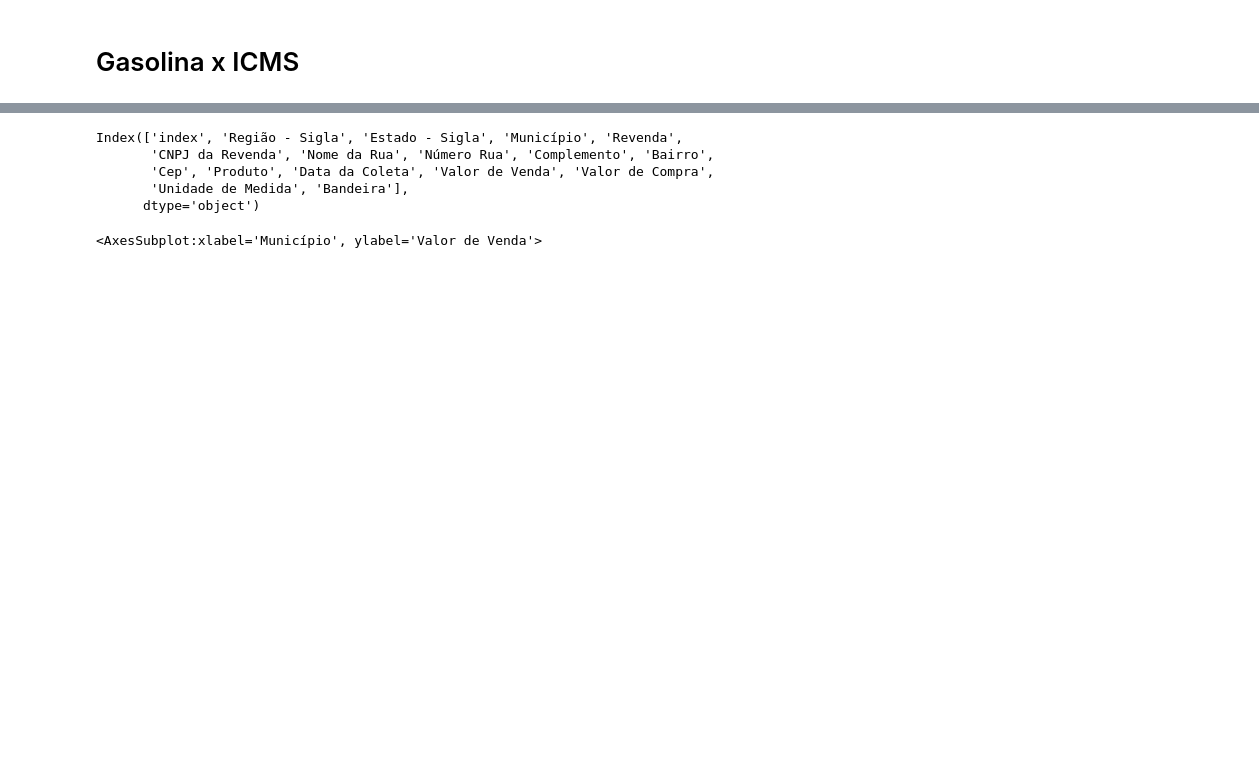
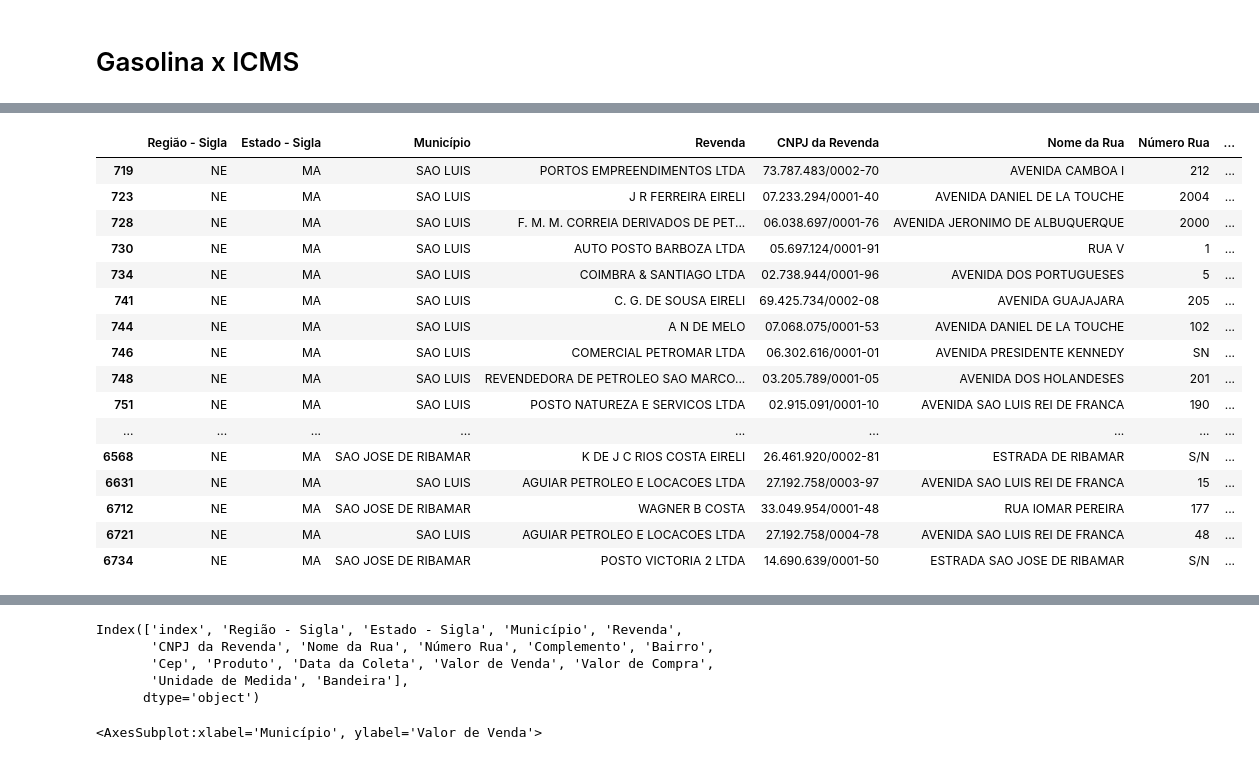
Before and after one commit to eai-Procede/01-gasolina-icms, a Jupyter notebook: main.ipynb, the cells around one changed output, grey strips where cells are left out. Cells and saved outputs as stored; diff of their text form; code cells hidden in the pictures; blank space fills up the shorter version.

```diff
--- a/main.ipynb
+++ b/main.ipynb
@@ -2,0 +14,4 @@
+# %%
+files = pd.read_csv('files.txt',header=None)
+files.columns = ['files']
+files
@@ -2,0 +40,20 @@
+# %%
+D[(D['Data da Coleta']=='2021-07-01') & (D['Valor de Venda']<4) & (D['Estado - Sigla']=='MA')]
+# %% [output]
+|  | Região - Sigla | Estado - Sigla | Município | Revenda | CNPJ da Revenda | Nome da Rua | Número Rua | ... |
+| 719 | NE | MA | SAO LUIS | PORTOS EMPREENDIMENTOS LTDA | 73.787.483/0002-70 | AVENIDA CAMBOA I | 212 | ... |
+| 723 | NE | MA | SAO LUIS | J R FERREIRA EIRELI | 07.233.294/0001-40 | AVENIDA DANIEL DE LA TOUCHE | 2004 | ... |
+| 728 | NE | MA | SAO LUIS | F. M. M. CORREIA DERIVADOS DE PET... | 06.038.697/0001-76 | AVENIDA JERONIMO DE ALBUQUERQUE | 2000 | ... |
+| 730 | NE | MA | SAO LUIS | AUTO POSTO BARBOZA LTDA | 05.697.124/0001-91 | RUA V | 1 | ... |
+| 734 | NE | MA | SAO LUIS | COIMBRA & SANTIAGO LTDA | 02.738.944/0001-96 | AVENIDA DOS PORTUGUESES | 5 | ... |
+| 741 | NE | MA | SAO LUIS | C. G. DE SOUSA EIRELI | 69.425.734/0002-08 | AVENIDA GUAJAJARA | 205 | ... |
+| 744 | NE | MA | SAO LUIS | A N DE MELO | 07.068.075/0001-53 | AVENIDA DANIEL DE LA TOUCHE | 102 | ... |
+| 746 | NE | MA | SAO LUIS | COMERCIAL PETROMAR LTDA | 06.302.616/0001-01 | AVENIDA PRESIDENTE KENNEDY | SN | ... |
+| 748 | NE | MA | SAO LUIS | REVENDEDORA DE PETROLEO SAO MARCO... | 03.205.789/0001-05 | AVENIDA DOS HOLANDESES | 201 | ... |
+| 751 | NE | MA | SAO LUIS | POSTO NATUREZA E SERVICOS LTDA | 02.915.091/0001-10 | AVENIDA SAO LUIS REI DE FRANCA | 190 | ... |
+| ... | ... | ... | ... | ... | ... | ... | ... | ... |
+| 6568 | NE | MA | SAO JOSE DE RIBAMAR | K DE J C RIOS COSTA EIRELI | 26.461.920/0002-81 | ESTRADA DE RIBAMAR | S/N | ... |
+| 6631 | NE | MA | SAO LUIS | AGUIAR PETROLEO E LOCACOES LTDA | 27.192.758/0003-97 | AVENIDA SAO LUIS REI DE FRANCA | 15 | ... |
+| 6712 | NE | MA | SAO JOSE DE RIBAMAR | WAGNER B COSTA | 33.049.954/0001-48 | RUA IOMAR PEREIRA | 177 | ... |
+| 6721 | NE | MA | SAO LUIS | AGUIAR PETROLEO E LOCACOES LTDA | 27.192.758/0004-78 | AVENIDA SAO LUIS REI DE FRANCA | 48 | ... |
+| 6734 | NE | MA | SAO JOSE DE RIBAMAR | POSTO VICTORIA 2 LTDA | 14.690.639/0001-50 | ESTRADA SAO JOSE DE RIBAMAR | S/N | ... |
```
Also changed, not shown: parts of 14 cells of this notebook, 5 other files.
